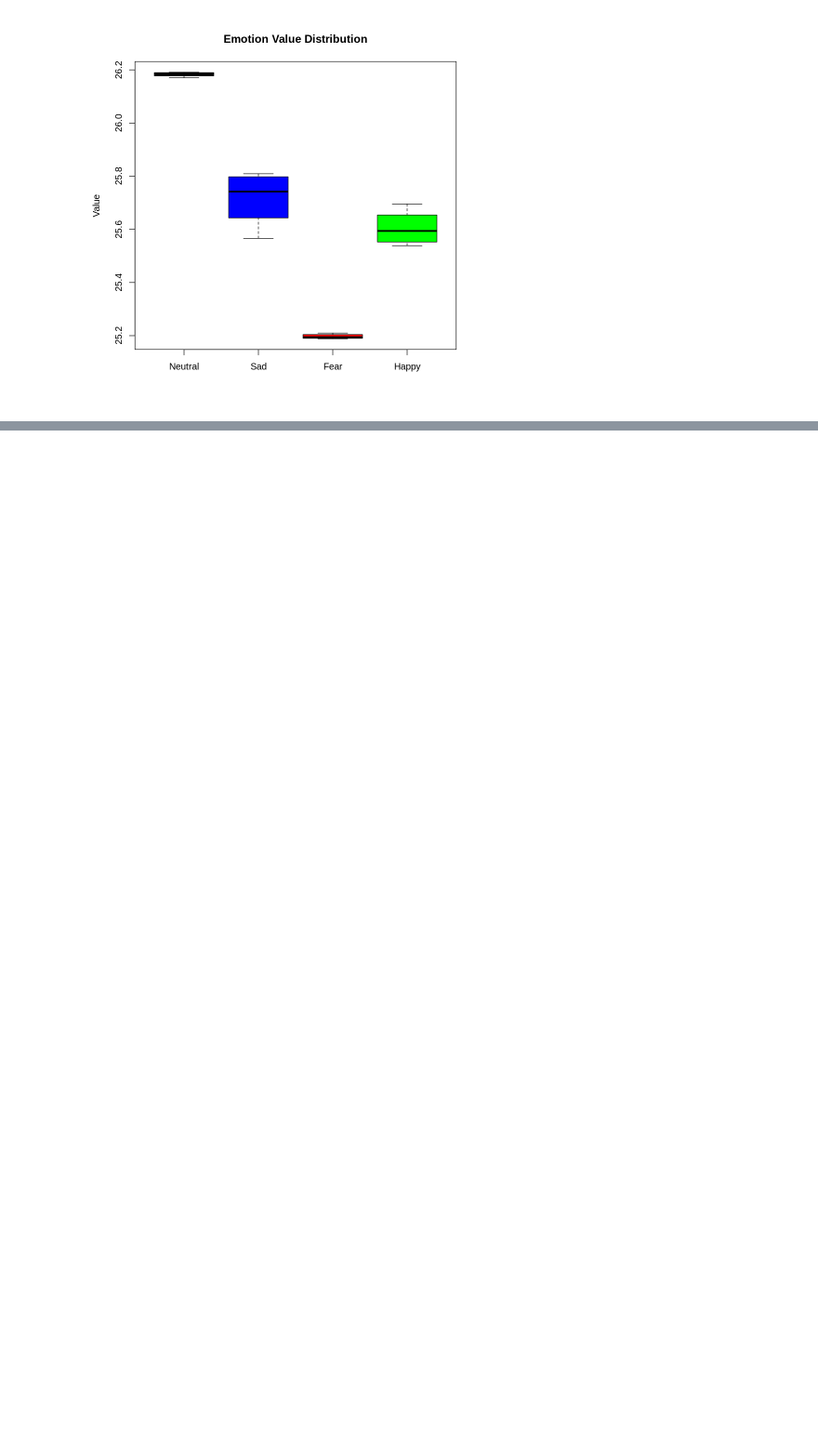
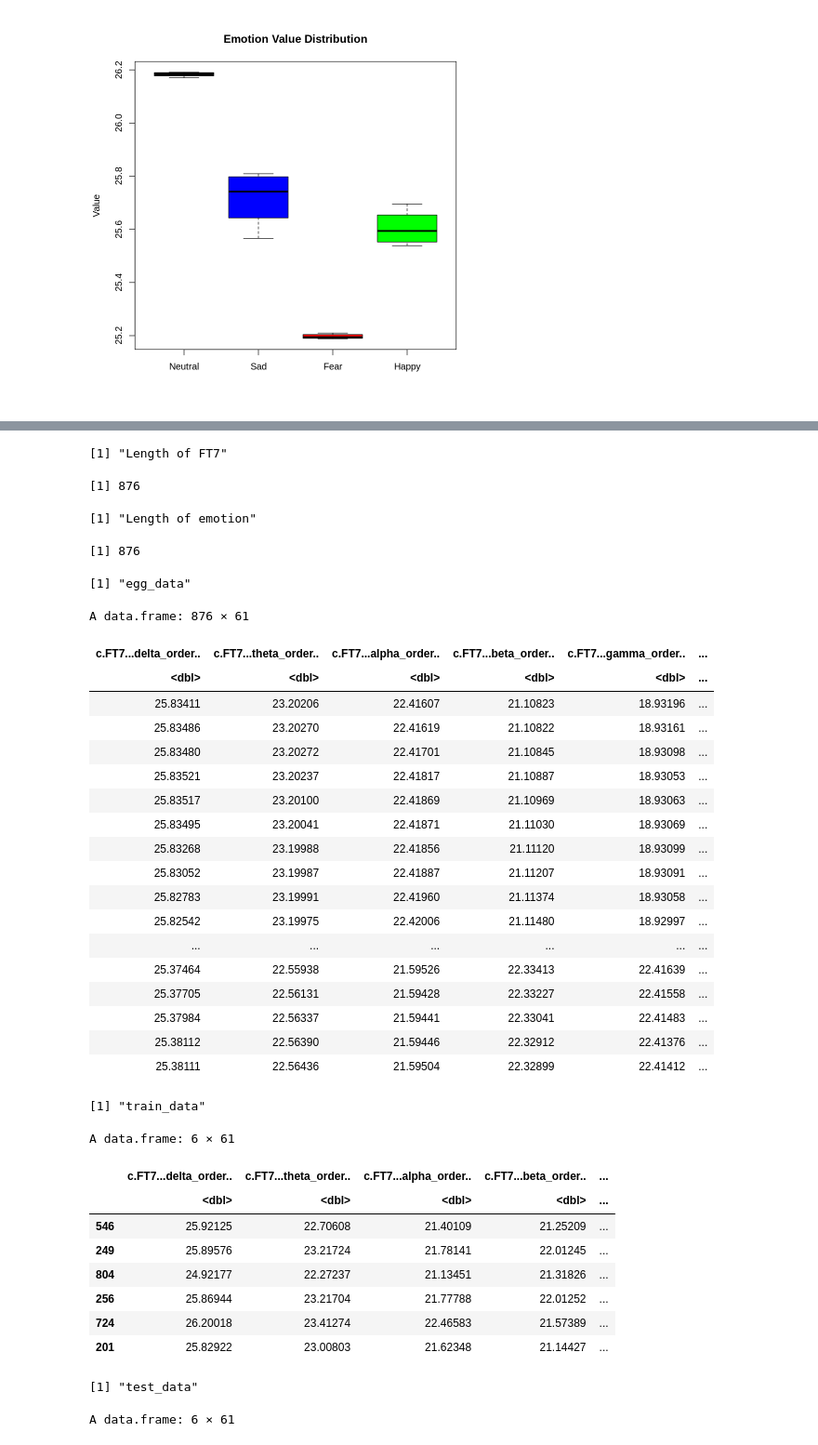
Before and after one commit to nieyangfei/EGG_Big_Data, a Jupyter notebook: EEG_Big_Data_Project.ipynb, the cells around one changed output, grey strips where cells are left out. Shown at 93% size. Cells and saved outputs as stored; diff of their text form; code cells hidden in the pictures; blank space fills up the shorter version.

```diff
--- a/EEG_Big_Data_Project.ipynb
+++ b/EEG_Big_Data_Project.ipynb
@@ -217,0 +520,80 @@ Saved locally as:
+# %%
+############################################################
+# Date: 2025-10-29
+# Description:
+#   Combine the data to R data frame for better training
+#
+############################################################
+
+# Five bands of eeg electrods.
+delta_order <- 1
+theta_order <- 2
+alpha_order <- 3
+beta_order <- 4
+gamma_order <- 5
+# Emotion is the output.
+emotion <- factor(emotion)
+colnames(FT7) <- c("FT7_delta", "FT7_theta", "FT7_alpha", "FT7_beta", "FT7_gamma")
+egg_data <- data.frame(
+  c(FT7[, delta_order]), c(FT7[, theta_order]), c(FT7[, alpha_order]), c(FT7[, beta_order]), c(FT7[, gamma_order]),
+  c(FT8[, delta_order]), c(FT8[, theta_order]), c(FT8[, alpha_order]), c(FT8[, beta_order]), c(FT8[, gamma_order]),
+  c(T7[, delta_order]),  c(T7[, theta_order]),  c(T7[, alpha_order]),  c(T7[, beta_order]),  c(T7[, gamma_order]),
+  c(T8[, delta_order]),  c(T8[, theta_order]),  c(T8[, alpha_order]),  c(T8[, beta_order]),  c(T8[, gamma_order]),
+  c(TP7[, delta_order]), c(TP7[, theta_order]), c(TP7[, alpha_order]), c(TP7[, beta_order]), c(TP7[, gamma_order]),
+  c(TP8[, delta_order]), c(TP8[, theta_order]), c(TP8[, alpha_order]), c(TP8[, beta_order]), c(TP8[, gamma_order]),
+
+  eyes()
+
+  emotion
+)
+
+# Get number of rows
+n <- nrow(egg_data)
+# Random sample of 80% row indices
+train_index <- sample(1:n, size = 0.66 * n)
+# Split data to train and test sets.
+train_data <- egg_data[train_index, ]
+test_data  <- egg_data[-train_index, ]
+
+# Head data.
+print("train_data")
+head(train_data)
+print("test_data")
+head(test_data)
+# %% [output]
+[1] "Length of FT7"
+[1] 876
+[1] "Length of emotion"
+[1] 876
+[1] "egg_data"
+A data.frame: 876 × 61
+| c.FT7...delta_order.. | c.FT7...theta_order.. | c.FT7...alpha_order.. | c.FT7...beta_order.. | c.FT7...gamma_order.. | ... |
+| <dbl> | <dbl> | <dbl> | <dbl> | <dbl> | ... |
+| 25.83411 | 23.20206 | 22.41607 | 21.10823 | 18.93196 | ... |
+| 25.83486 | 23.20270 | 22.41619 | 21.10822 | 18.93161 | ... |
+| 25.83480 | 23.20272 | 22.41701 | 21.10845 | 18.93098 | ... |
+| 25.83521 | 23.20237 | 22.41817 | 21.10887 | 18.93053 | ... |
+| 25.83517 | 23.20100 | 22.41869 | 21.10969 | 18.93063 | ... |
+| 25.83495 | 23.20041 | 22.41871 | 21.11030 | 18.93069 | ... |
+| 25.83268 | 23.19988 | 22.41856 | 21.11120 | 18.93099 | ... |
+| 25.83052 | 23.19987 | 22.41887 | 21.11207 | 18.93091 | ... |
+| 25.82783 | 23.19991 | 22.41960 | 21.11374 | 18.93058 | ... |
+| 25.82542 | 23.19975 | 22.42006 | 21.11480 | 18.92997 | ... |
+| ... | ... | ... | ... | ... | ... |
+| 25.37464 | 22.55938 | 21.59526 | 22.33413 | 22.41639 | ... |
+| 25.37705 | 22.56131 | 21.59428 | 22.33227 | 22.41558 | ... |
+| 25.37984 | 22.56337 | 21.59441 | 22.33041 | 22.41483 | ... |
+| 25.38112 | 22.56390 | 21.59446 | 22.32912 | 22.41376 | ... |
+| 25.38111 | 22.56436 | 21.59504 | 22.32899 | 22.41412 | ... |
+[1] "train_data"
+A data.frame: 6 × 61
+|  | c.FT7...delta_order.. | c.FT7...theta_order.. | c.FT7...alpha_order.. | c.FT7...beta_order.. | ... |
+|  | <dbl> | <dbl> | <dbl> | <dbl> | ... |
+| 546 | 25.92125 | 22.70608 | 21.40109 | 21.25209 | ... |
+| 249 | 25.89576 | 23.21724 | 21.78141 | 22.01245 | ... |
+| 804 | 24.92177 | 22.27237 | 21.13451 | 21.31826 | ... |
+| 256 | 25.86944 | 23.21704 | 21.77788 | 22.01252 | ... |
+| 724 | 26.20018 | 23.41274 | 22.46583 | 21.57389 | ... |
+| 201 | 25.82922 | 23.00803 | 21.62348 | 21.14427 | ... |
+[1] "test_data"
+A data.frame: 6 × 61
```
Also changed, not shown: parts of 14 cells of this notebook.
